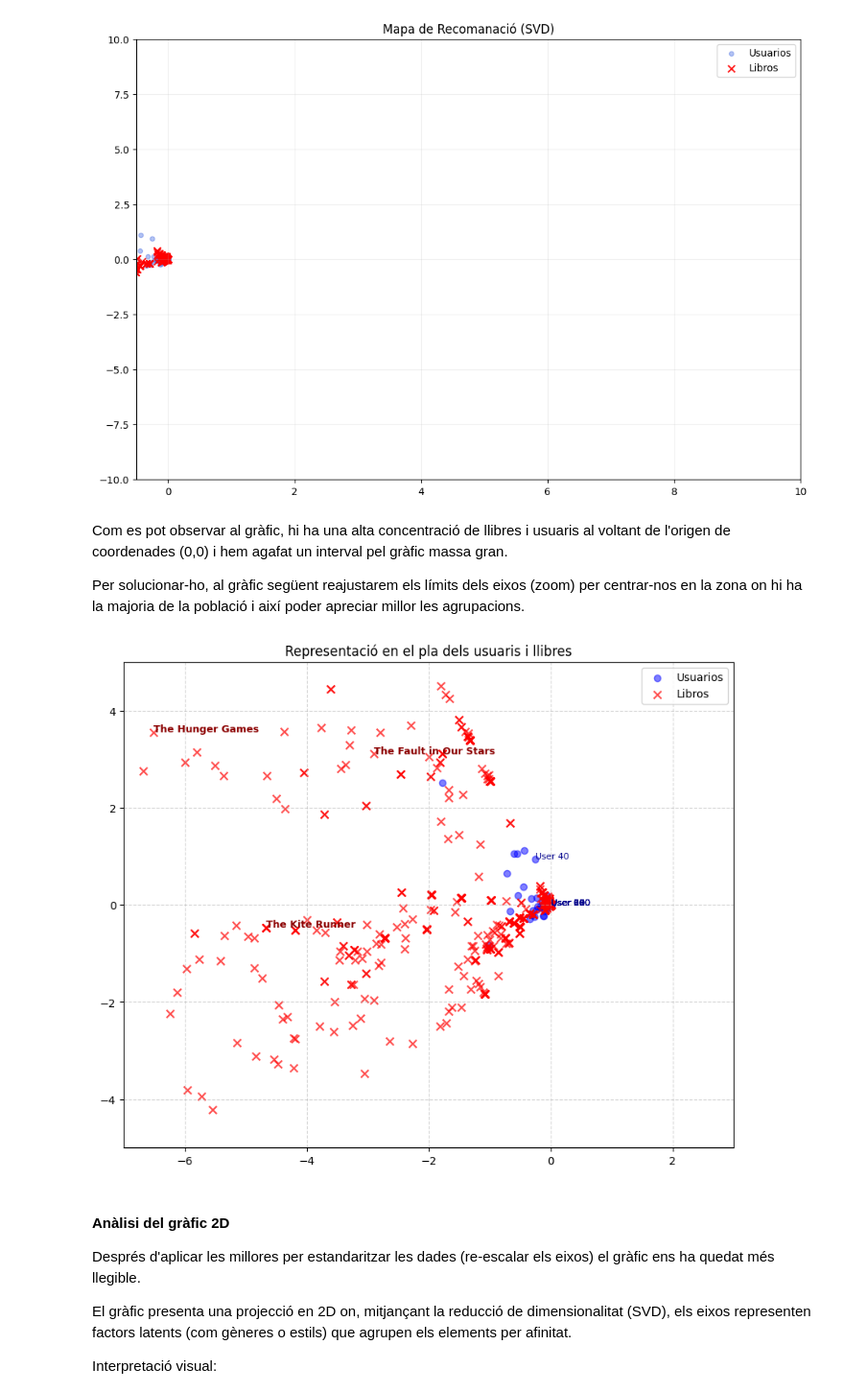
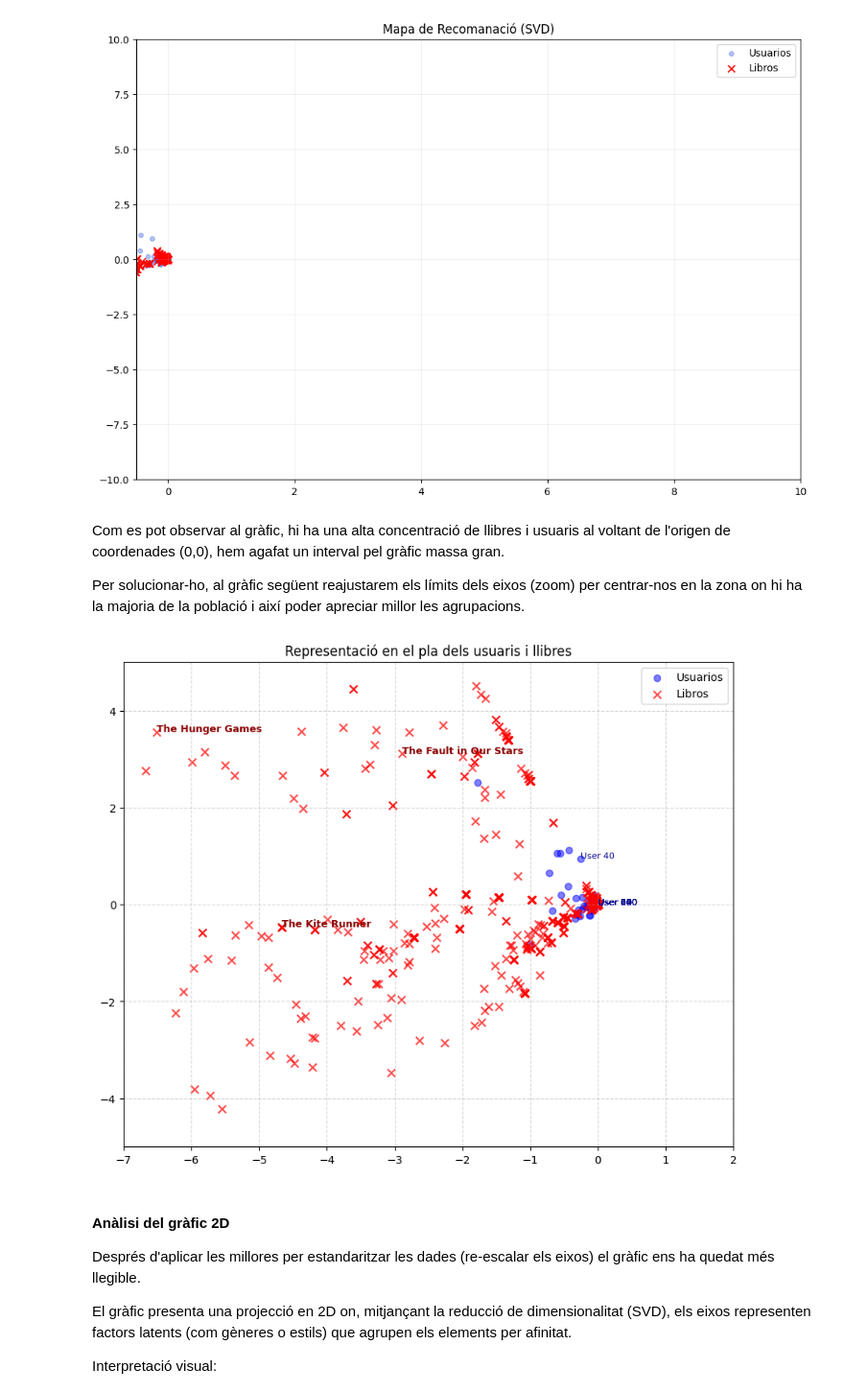
Before and after one commit to deep-learning-stuff/movies_recommendation_svd, a Jupyter notebook: Trabajo_algebra_libros.ipynb, the cells around one changed output. Shown: that part at 96% size. Saved outputs shown, nothing was run; the diff lists cells and outputs as text; code cells hidden in the pictures.

```diff
--- a/Trabajo_algebra_libros.ipynb
+++ b/Trabajo_algebra_libros.ipynb
@@ -206,5 +201,5 @@ A continuació veurem com podem utilitzar aquesta descomposició per fer una red
 # %%
-k = 7
+k = 50
 
 U_k = U[:, :k]
 Sigma_k = np.diag(sigma[:k])
@@ -326,7 +321,7 @@ plt.show()
 # %% [output]
 [figure]
 # %% [markdown]
-Com es pot observar al gràfic, hi ha una alta concentració de llibres i usuaris al voltant de l'origen de coordenades (0,0) i hem agafat un interval pel gràfic massa gran.
+Com es pot observar al gràfic, hi ha una alta concentració de llibres i usuaris al voltant de l'origen de coordenades (0,0), hem agafat un interval pel gràfic massa gran.
 
 Per solucionar-ho, al gràfic següent reajustarem els límits dels eixos (zoom) per centrar-nos en la zona on hi ha la majoria de la població i així poder apreciar millor les agrupacions.
 # %%
@@ -336,35 +331,35 @@ plt.figure(figsize=(10, 8))
 
 # 1. Pintem els usuaris
 
 plt.scatter(usuarios_2d[:, 0], usuarios_2d[:, 1], c='blue', label='Usuarios', alpha=0.5)
 
 # Etiquetem els usuaris
 n_usuarios_etiquetar = 200
 for i in range(0, n_usuarios_etiquetar, 20):
     plt.annotate(f"User {i}", (usuarios_2d[i, 0], usuarios_2d[i, 1]), fontsize=8, color='darkblue')
 
 
 
 
 # 2. Pintem els llibres
 plt.scatter(libros_2d[:, 0], libros_2d[:, 1],
             c='red', alpha=0.7, label='Libros', marker='x', s=50)
 
 
 # 3. Etiquetem els llibres
 n_libros_a_etiquetar = 15
 for i in range(0, n_libros_a_etiquetar, 5):
     plt.annotate(nombres_para_grafico[i], (libros_2d[i, 0], libros_2d[i, 1]), fontsize=9, fontweight='bold', color='darkred')
 
-plt.xlim(-7, 3)
+plt.xlim(-7,2)
 plt.ylim(-5, 5)
 
 plt.title("Representació en el pla dels usuaris i llibres")
 plt.legend()
 plt.grid(True, which='both', linestyle='--', alpha=0.5)
 plt.show()
 # %% [output]
-[figure, old version]
+[figure, new version]
 # %% [markdown]
 #### **Anàlisi del gràfic 2D**
 Després d'aplicar les millores per estandaritzar les dades (re-escalar els eixos) el gràfic ens ha quedat més llegible.
```
Also changed, not shown: parts of 11 cells of this notebook.
